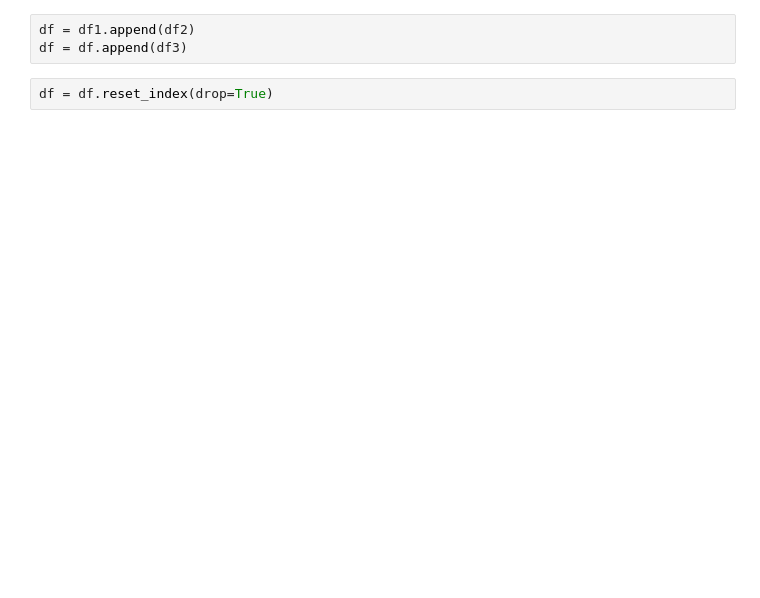
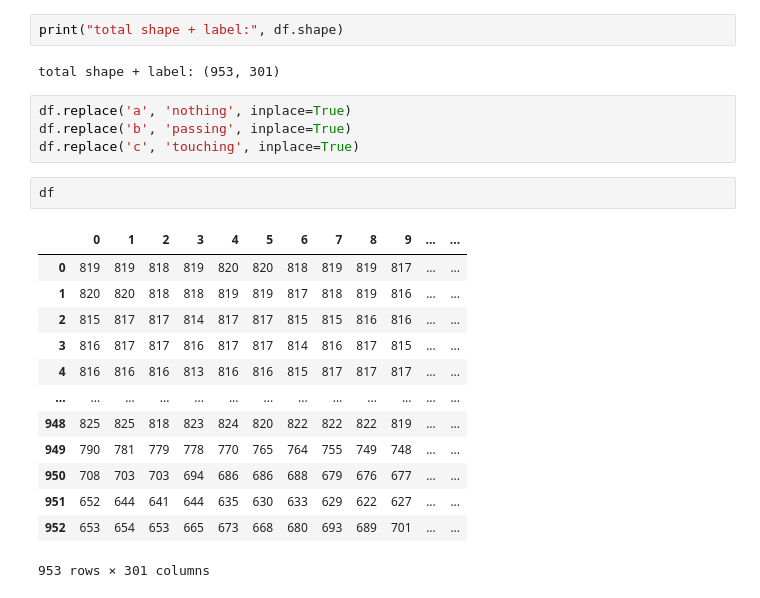
Before and after one commit to OChinBo/mimosa-movement, a Jupyter notebook: OSC_server_python/jupyter/LSTM.ipynb, the cells around one changed output. Saved outputs shown, nothing was run; the diff lists cells and outputs as text; blank space fills up the shorter version.

```diff
--- a/OSC_server_python/jupyter/LSTM.ipynb
+++ b/OSC_server_python/jupyter/LSTM.ipynb
@@ -70,6 +41,25 @@ df3
-# %%
-df = df1.append(df2)
-df = df.append(df3)
-# %%
-df = df.reset_index(drop=True)
+# %%
+print("total shape + label:", df.shape)
+# %% [output]
+total shape + label: (953, 301)
+# %%
+df.replace('a', 'nothing', inplace=True)
+df.replace('b', 'passing', inplace=True)
+df.replace('c', 'touching', inplace=True)
+# %%
+df
+# %% [output]
+|  | 0 | 1 | 2 | 3 | 4 | 5 | 6 | 7 | 8 | 9 | ... | ... |
+| 0 | 819 | 819 | 818 | 819 | 820 | 820 | 818 | 819 | 819 | 817 | ... | ... |
+| 1 | 820 | 820 | 818 | 818 | 819 | 819 | 817 | 818 | 819 | 816 | ... | ... |
+| 2 | 815 | 817 | 817 | 814 | 817 | 817 | 815 | 815 | 816 | 816 | ... | ... |
+| 3 | 816 | 817 | 817 | 816 | 817 | 817 | 814 | 816 | 817 | 815 | ... | ... |
+| 4 | 816 | 816 | 816 | 813 | 816 | 816 | 815 | 817 | 817 | 817 | ... | ... |
+| ... | ... | ... | ... | ... | ... | ... | ... | ... | ... | ... | ... | ... |
+| 948 | 825 | 825 | 818 | 823 | 824 | 820 | 822 | 822 | 822 | 819 | ... | ... |
+| 949 | 790 | 781 | 779 | 778 | 770 | 765 | 764 | 755 | 749 | 748 | ... | ... |
+| 950 | 708 | 703 | 703 | 694 | 686 | 686 | 688 | 679 | 676 | 677 | ... | ... |
+| 951 | 652 | 644 | 641 | 644 | 635 | 630 | 633 | 629 | 622 | 627 | ... | ... |
+| 952 | 653 | 654 | 653 | 665 | 673 | 668 | 680 | 693 | 689 | 701 | ... | ... |
+953 rows × 301 columns
 # %%
```
Also changed, not shown: parts of 15 cells of this notebook, 8 other files.
